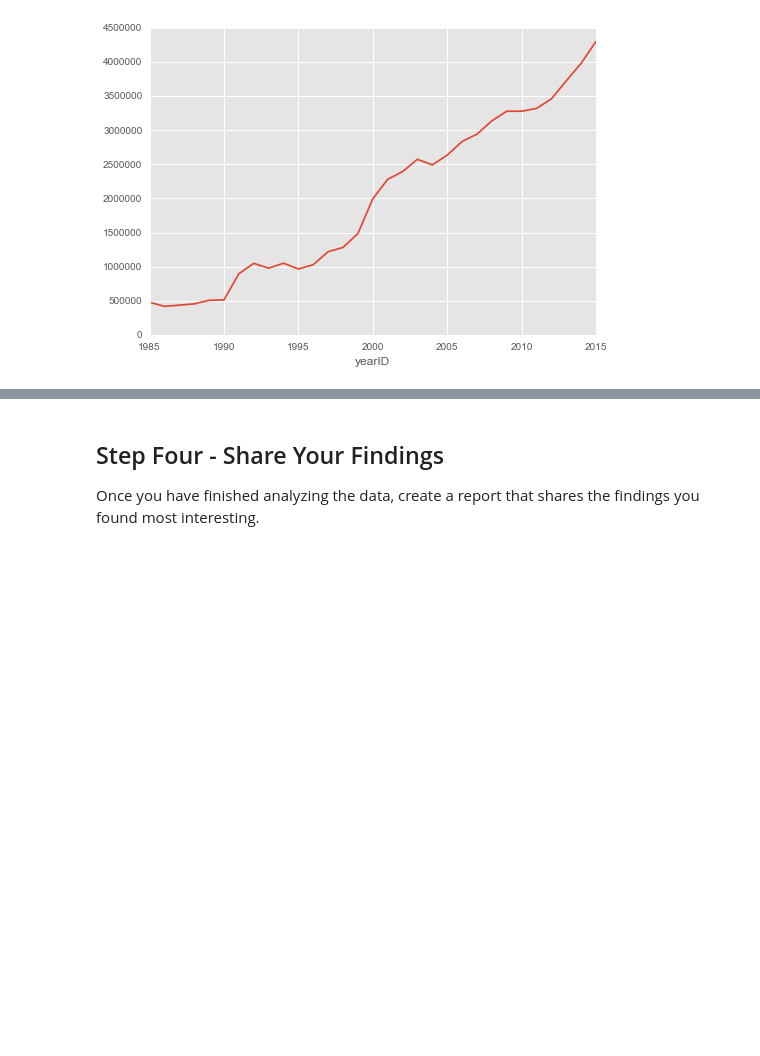
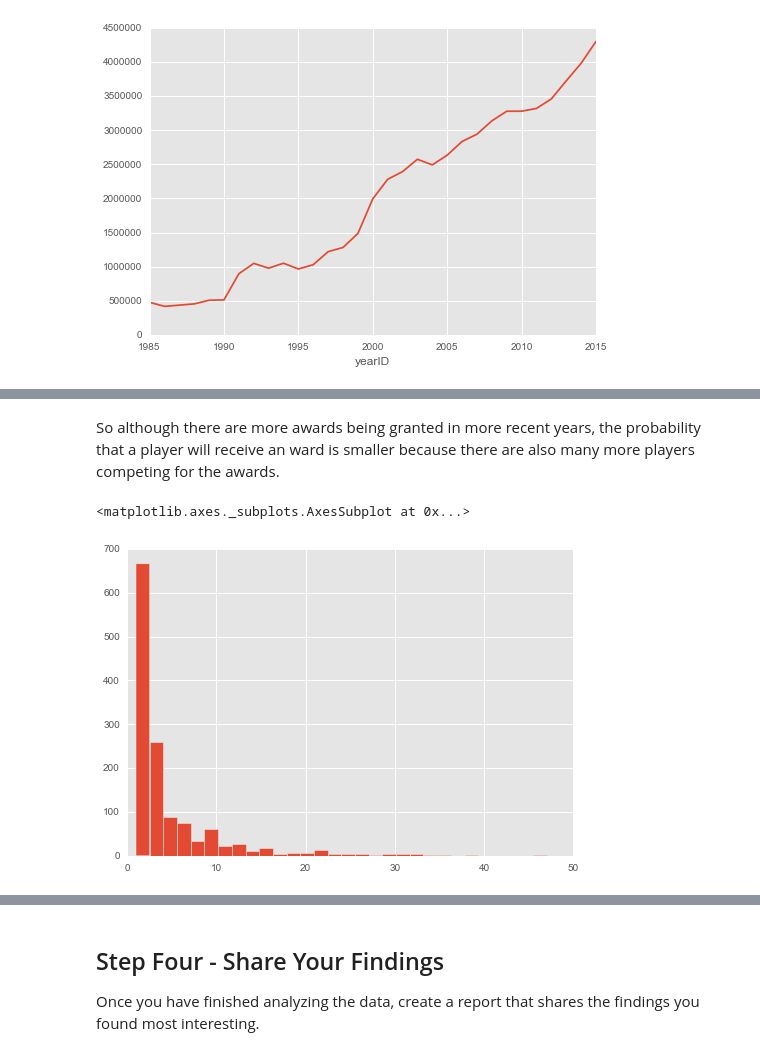
Before and after one commit to marceloslacerda/jupyter-notebooks, a Jupyter notebook: udacity-p2/Project 3 - stub.ipynb, the cells around one changed output, grey strips where cells are left out. Cells and saved outputs as stored; diff of their text form; code cells hidden in the pictures; blank space fills up the shorter version.

```diff
--- a/udacity-p2/Project 3 - stub.ipynb
+++ b/udacity-p2/Project 3 - stub.ipynb
@@ -381,0 +347,9 @@ Is the salary after the award greater than the salary before the award?
+# %% [markdown]
+So although there are more awards being granted in more recent years, the probability that a player will receive an ward is smaller because there are also many more players competing for the awards.
+# %%
+#Distribution of players that won an award
+multi_awards = awards_table['playerID'].value_counts()
+multi_awards.hist(bins=30)
+# %% [output]
+<matplotlib.axes._subplots.AxesSubplot at 0x...>
+[figure, added]
```
Also changed, not shown: parts of 12 cells of this notebook, 1 other file.
